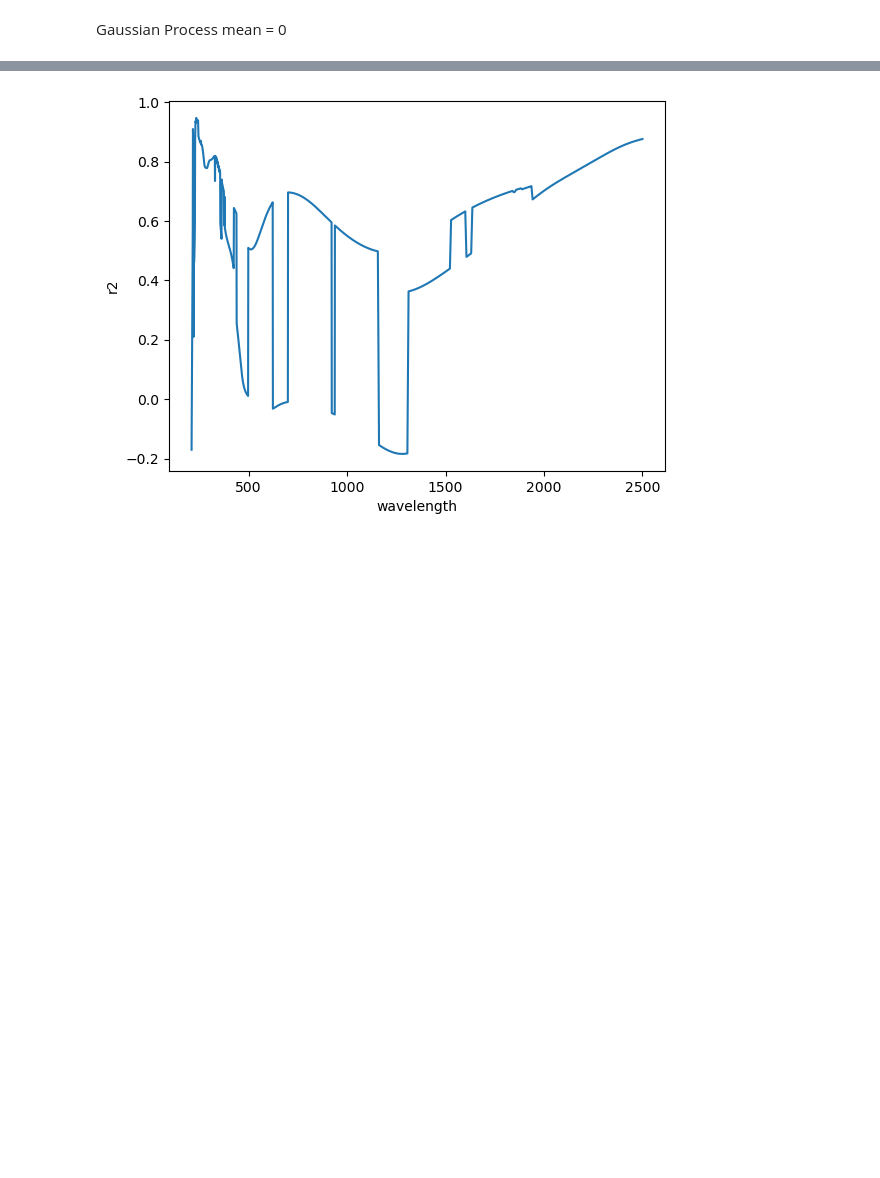
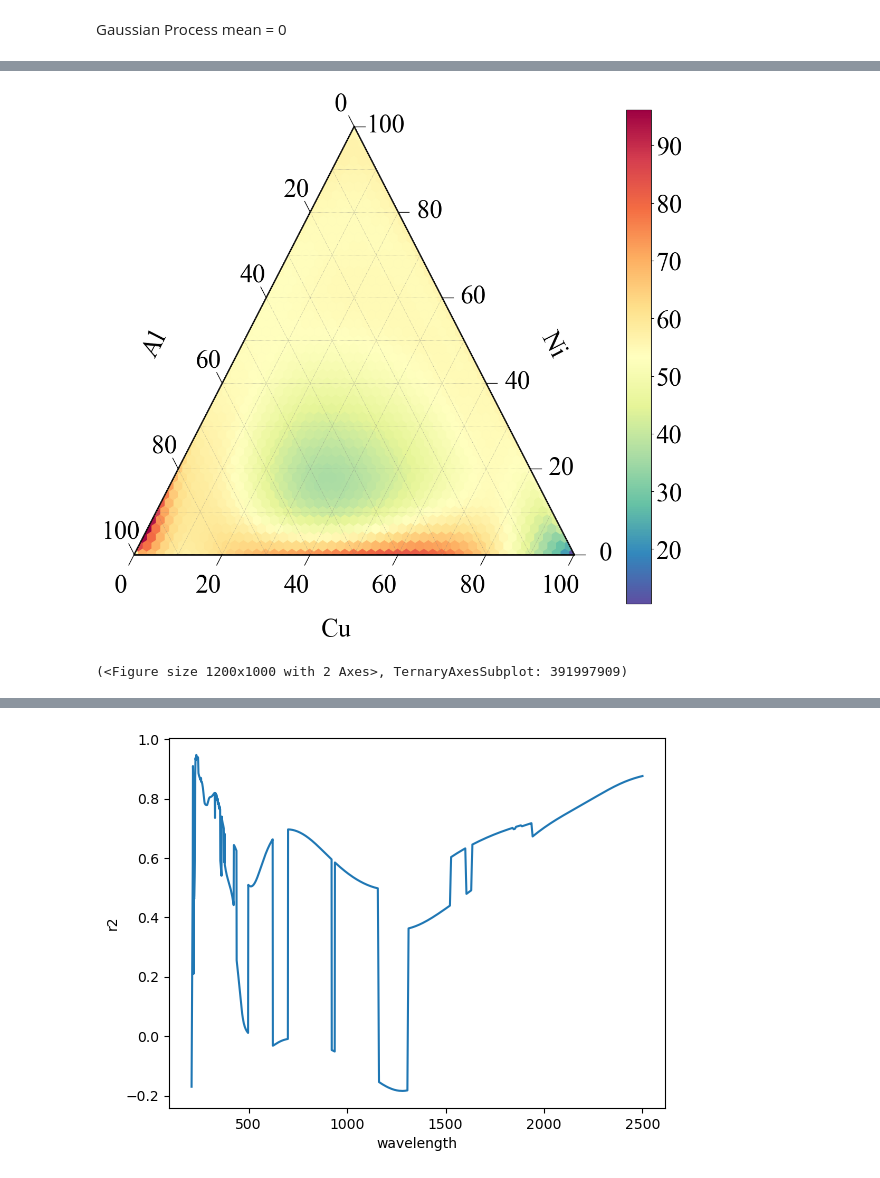
Before and after one commit to linarojas0824/Hybrid-Experimental-Data-Driven-Workflow, a Jupyter notebook: scripts/Notebooks/02_Model Training GP.ipynb, the cells around one changed output, grey strips where cells are left out. Saved outputs shown, nothing was run; the diff lists cells and outputs as text; code cells hidden in the pictures; blank space fills up the shorter version.

```diff
--- a/scripts/Notebooks/02_Model Training GP.ipynb
+++ b/scripts/Notebooks/02_Model Training GP.ipynb
@@ -198,0 +25,24 @@ Database connection closed
+# %%
+df_optical = load_table(DATABASE_DIR / "Ternary_round1.db", "Optical_properties")
+df_comp = load_table(DATABASE_DIR / "Ternary_round1.db", "compositions")
+df_resis_ANN = load_table(DATABASE_DIR / "Ternary_round1.db", "ANN_resistivity")
+# --- Merge full data ---
+df_merged = merge_data(df_optical, df_comp)
+
+# ---- Wavelength selection ----
+tern_1550 = filter_by_wavelength(df_merged, 1550).copy()
+tern_1550 = tern_1550.reset_index(drop=True)
+tern_1550 = merge_data(tern_1550, df_resis_ANN[["ID", "resistivity"]])
+
+X = tern_1550[["Cu", "Ni", "Al", "resistivity"]].copy()
+y = tern_1550["e2"].copy()
+
+splitter = DataSplitter(
+    test_size=0.20,
+    random_state=42,
+    split_method="cluster",   # or "random"
+    n_clusters=8,
+    force_pure_train=True
+)
+
+split_dict = splitter.split(X, y)
@@ -466,3 +318,9 @@ You might also want to scale the data as shown in:
 # %%
 x_space = calc.transform(comp_space[['Cu','Ni','Al']], descriptor_spec=descriptor_spec, include_entropy=True)
 x_space_pred = x_space.drop(columns=['Cu','Ni','Al'])
+
+e2_predict, predict_std= model.predict(x_space_pred, return_std=True)
+
+x_space_pred = x_space[['Cu','Ni','Al']].copy()
+x_space_pred['e2'] = e2_predict
+x_space_pred['std'] = predict_std
@@ -471,3 +326,0 @@ e2_predict, predict_std= model.predict(x_space_pred, return_std=True)
-# %%
-x_space_pred = x_space[['Cu','Ni','Al']].copy()
-x_space_pred['e2'] = predict_std
@@ -551,0 +338,9 @@ df_sorted.to_csv("df_std_first.csv", index=False)
+# %%
+plot_ternary_heatmap(
+    df=x_space_pred,
+    value_col="e2",
+    duplicate_handling="mean"
+)
+# %% [output]
+[figure, added]
+(<Figure size 1200x1000 with 2 Axes>, TernaryAxesSubplot: 391997909)
```
Also changed, not shown: parts of 25 cells of this notebook, 12 other files.
